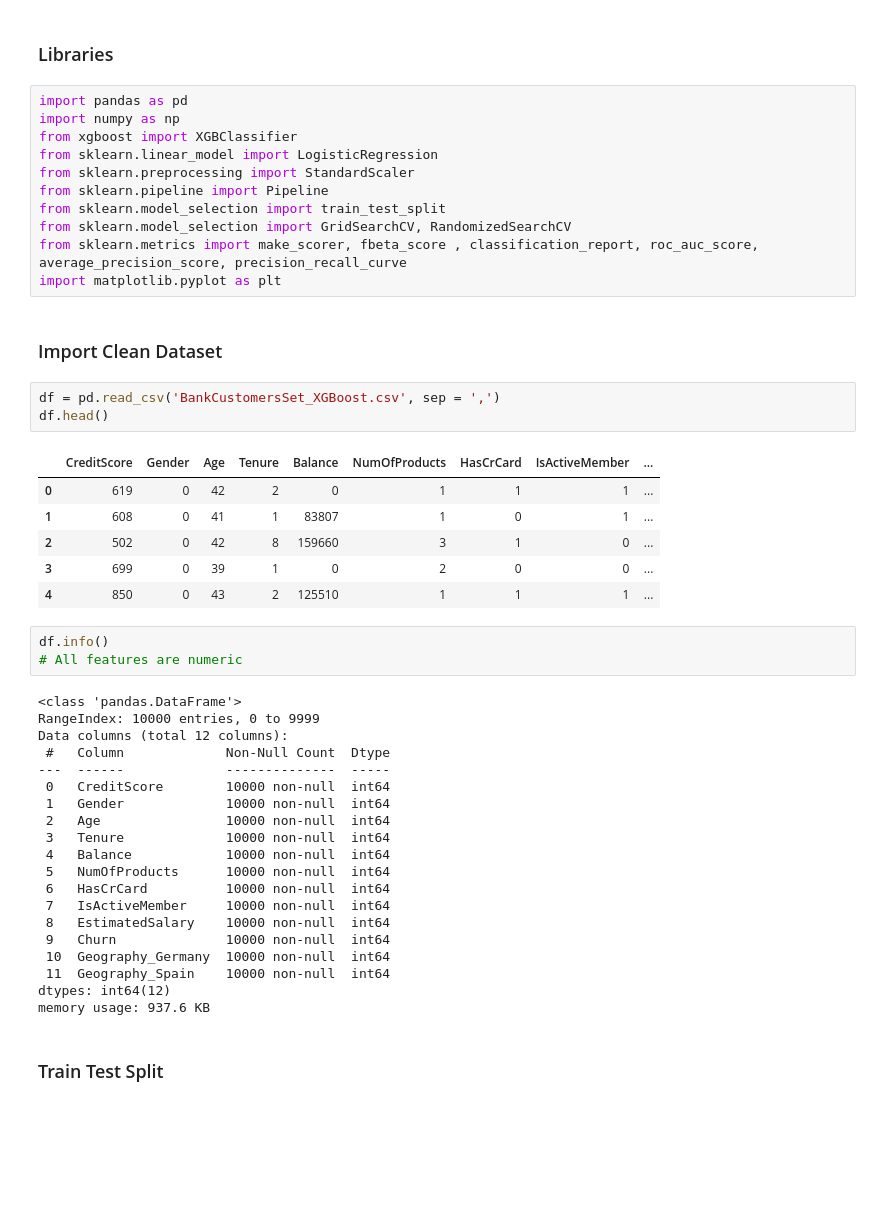
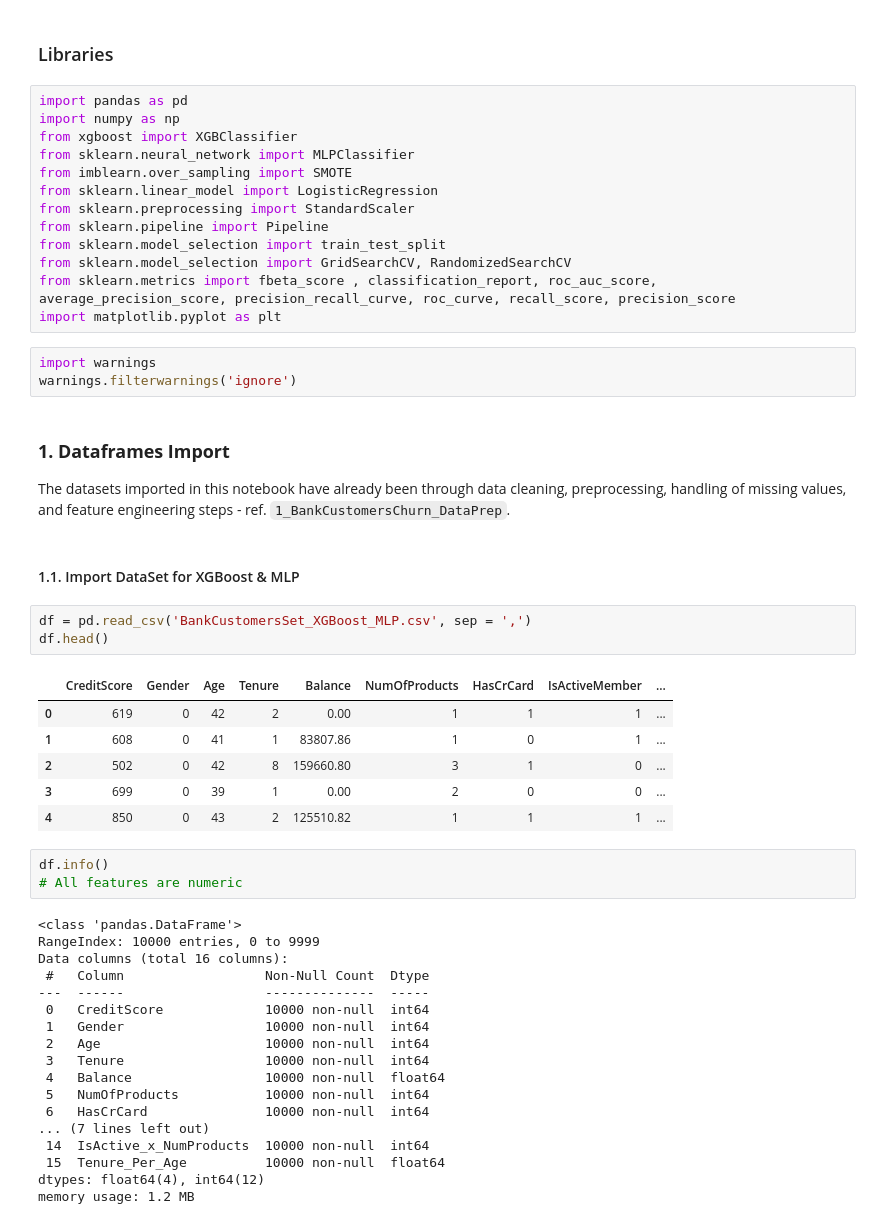
Before and after one commit to jujupomme03/CustumerBankChurn_LR_XGBoost_MLP, a Jupyter notebook: 2_BankCustomersChurn_Run_Models.ipynb, the cells around one changed output. Drawn from its saved outputs; the diff is of its cells as text; blank space fills up the shorter version.

```diff
--- a/2_BankCustomersChurn_Run_Models.ipynb
+++ b/2_BankCustomersChurn_Run_Models.ipynb
@@ -7,47 +17,51 @@
 import pandas as pd
 import numpy as np
 from xgboost import XGBClassifier
+from sklearn.neural_network import MLPClassifier
+from imblearn.over_sampling import SMOTE
 from sklearn.linear_model import LogisticRegression
 from sklearn.preprocessing import StandardScaler
 from sklearn.pipeline import Pipeline
 from sklearn.model_selection import train_test_split
 from sklearn.model_selection import GridSearchCV, RandomizedSearchCV
-from sklearn.metrics import make_scorer, fbeta_score , classification_report, roc_auc_score, average_precision_score, precision_recall_curve
+from sklearn.metrics import fbeta_score , classification_report, roc_auc_score, average_precision_score, precision_recall_curve, roc_curve, recall_score, precision_score
 import matplotlib.pyplot as plt
-# %% [markdown]
-### Import Clean Dataset
+# %%
+import warnings
+warnings.filterwarnings('ignore')
+# %% [markdown]
+### **1. Dataframes Import**
+The datasets imported in this notebook have already been through data cleaning, preprocessing, handling of missing values, and feature engineering steps - ref. `1_BankCustomersChurn_DataPrep`.
+# %% [markdown]
+#### 1.1. Import DataSet for XGBoost & MLP
 # %%
-df = pd.read_csv('BankCustomersSet_XGBoost.csv', sep = ',')
+df = pd.read_csv('BankCustomersSet_XGBoost_MLP.csv', sep = ',')
 df.head()
 # %% [output]
 |  | CreditScore | Gender | Age | Tenure | Balance | NumOfProducts | HasCrCard | IsActiveMember | ... |
-| 0 | 619 | 0 | 42 | 2 | 0 | 1 | 1 | 1 | ... |
-| 1 | 608 | 0 | 41 | 1 | 83807 | 1 | 0 | 1 | ... |
-| 2 | 502 | 0 | 42 | 8 | 159660 | 3 | 1 | 0 | ... |
-| 3 | 699 | 0 | 39 | 1 | 0 | 2 | 0 | 0 | ... |
-| 4 | 850 | 0 | 43 | 2 | 125510 | 1 | 1 | 1 | ... |
+| 0 | 619 | 0 | 42 | 2 | 0.00 | 1 | 1 | 1 | ... |
+| 1 | 608 | 0 | 41 | 1 | 83807.86 | 1 | 0 | 1 | ... |
+| 2 | 502 | 0 | 42 | 8 | 159660.80 | 3 | 1 | 0 | ... |
+| 3 | 699 | 0 | 39 | 1 | 0.00 | 2 | 0 | 0 | ... |
+| 4 | 850 | 0 | 43 | 2 | 125510.82 | 1 | 1 | 1 | ... |
 # %%
 df.info()
 # All features are numeric
 # %% [output]
 <class 'pandas.DataFrame'>
 RangeIndex: 10000 entries, 0 to 9999
-Data columns (total 12 columns):
- #   Column             Non-Null Count  Dtype
----  ------             --------------  -----
- 0   CreditScore        10000 non-null  int64
- 1   Gender             10000 non-null  int64
- 2   Age                10000 non-null  int64
- 3   Tenure             10000 non-null  int64
- 4   Balance            10000 non-null  int64
- 5   NumOfProducts      10000 non-null  int64
- 6   HasCrCard          10000 non-null  int64
- 7   IsActiveMember     10000 non-null  int64
- 8   EstimatedSalary    10000 non-null  int64
- 9   Churn              10000 non-null  int64
- 10  Geography_Germany  10000 non-null  int64
- 11  Geography_Spain    10000 non-null  int64
-dtypes: int64(12)
-memory usage: 937.6 KB
+Data columns (total 16 columns):
+ #   Column                  Non-Null Count  Dtype
+---  ------                  --------------  -----
+ 0   CreditScore             10000 non-null  int64
+ 1   Gender                  10000 non-null  int64
+ 2   Age                     10000 non-null  int64
+ 3   Tenure                  10000 non-null  int64
+ 4   Balance                 10000 non-null  float64
+ 5   NumOfProducts           10000 non-null  int64
+ 6   HasCrCard               10000 non-null  int64
+... (7 lines left out)
+ 14  IsActive_x_NumProducts  10000 non-null  int64
+ 15  Tenure_Per_Age          10000 non-null  float64
+dtypes: float64(4), int64(12)
+memory usage: 1.2 MB
-# %% [markdown]
-### Train Test Split
```
Also changed, not shown: parts of 78 cells of this notebook, 4 other files.
